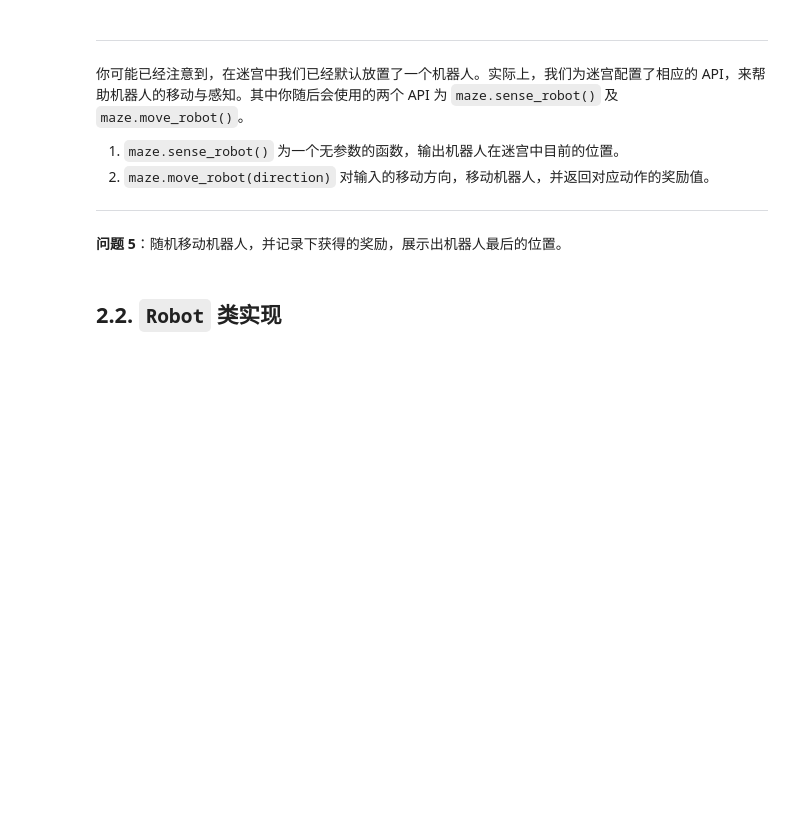
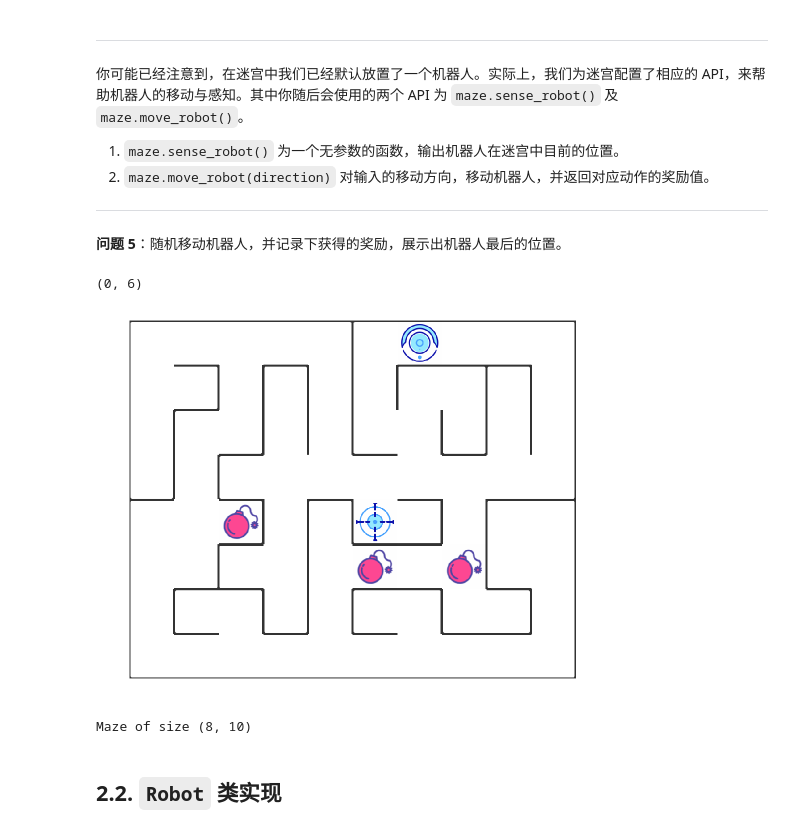
Before and after one commit to NARUTONBM/Uda-machine-learning, a Jupyter notebook: Reinforcement_learning/Maze/robot_maze.ipynb, the cells around one changed output. Saved outputs shown, nothing was run; the diff lists cells and outputs as text; code cells hidden in the pictures; blank space fills up the shorter version.

```diff
--- a/Reinforcement_learning/Maze/robot_maze.ipynb
+++ b/Reinforcement_learning/Maze/robot_maze.ipynb
@@ -168,14 +178,19 @@ from Maze import Maze
 # %%
 rewards = []
 
 ## 循环、随机移动机器人10次，记录下奖励
 for i in range(10):
-    pass
+    rewards.append(m.move_robot(random.choice(actions)))
 
 ## 输出机器人最后的位置
-print()
+print(m.sense_robot())
 
 ## 打印迷宫，观察机器人位置
+m
+# %% [output]
+(0, 6)
+[figure, added]
+Maze of size (8, 10)
 # %% [markdown]
 ## 2.2. `Robot` 类实现
 # %% [markdown]
```
Also changed, not shown: parts of 3 cells of this notebook, 29 other files.
